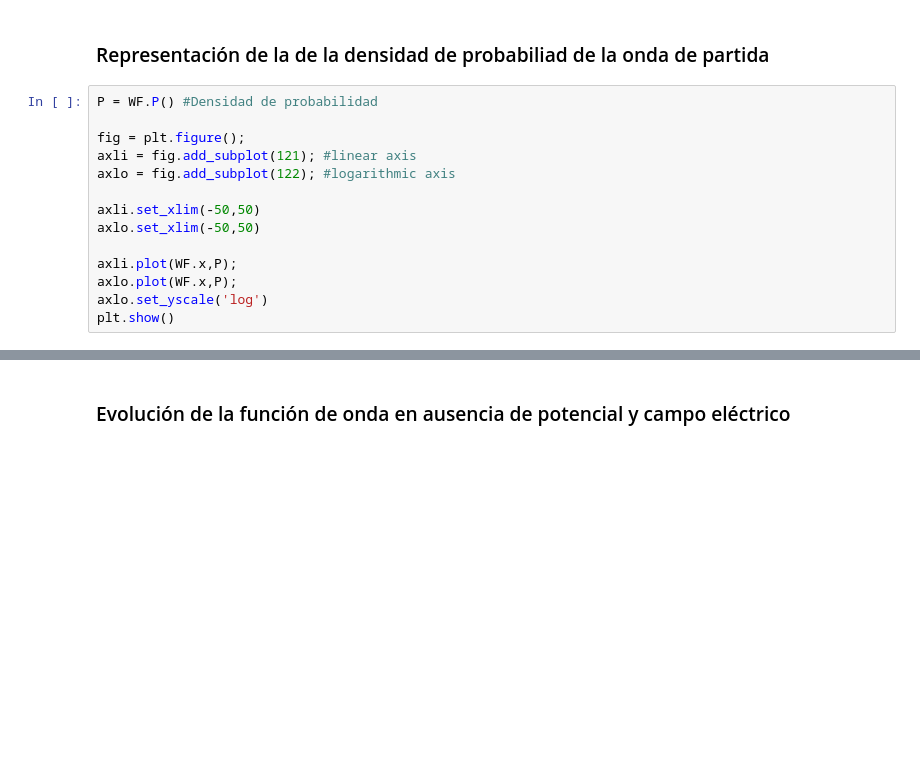
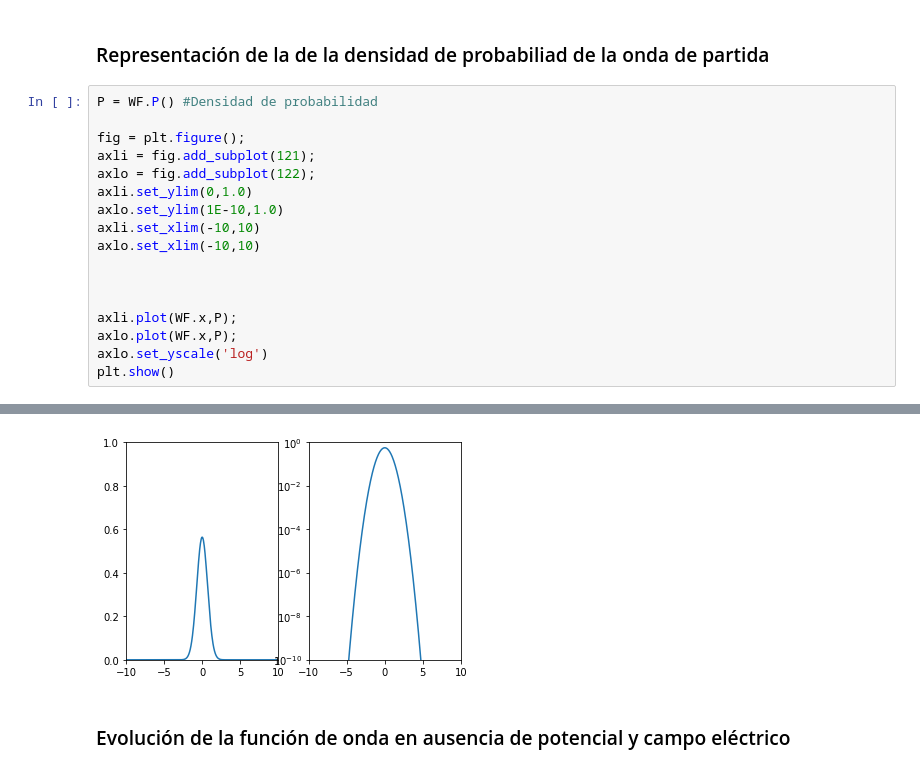
Before and after one commit to rmhsik/TFG, a Jupyter notebook: tfg/3-10-19.ipynb, the cells around one changed output, grey strips where cells are left out. Saved outputs shown, nothing was run; the diff lists cells and outputs as text; blank space fills up the shorter version.

```diff
--- a/tfg/3-10-19.ipynb
+++ b/tfg/3-10-19.ipynb
@@ -69,11 +75,14 @@ onda de partida
 P = WF.P() #Densidad de probabilidad
 
 fig = plt.figure();
-axli = fig.add_subplot(121); #linear axis
-axlo = fig.add_subplot(122); #logarithmic axis
+axli = fig.add_subplot(121);
+axlo = fig.add_subplot(122);
+axli.set_ylim(0,1.0)
+axlo.set_ylim(1E-10,1.0)
+axli.set_xlim(-10,10)
+axlo.set_xlim(-10,10)
 
-axli.set_xlim(-50,50)
-axlo.set_xlim(-50,50)
+
 
 axli.plot(WF.x,P);
 axlo.plot(WF.x,P);
@@ -85,3 +92,4 @@ plt.show()
+[figure, added]
 # %% [markdown]
 <h3> Evolución de la función de onda en ausencia de potencial y campo eléctrico
 # %%
```
Also changed, not shown: parts of 20 cells of this notebook, 15 other files.
